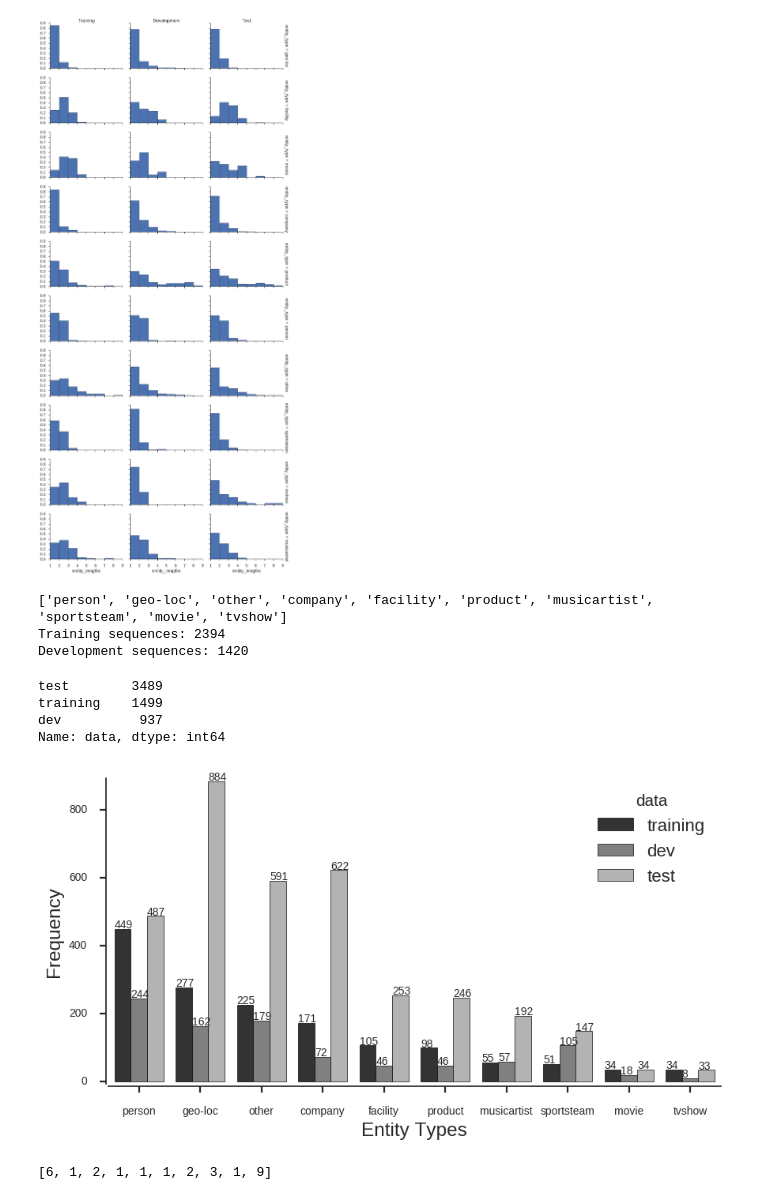
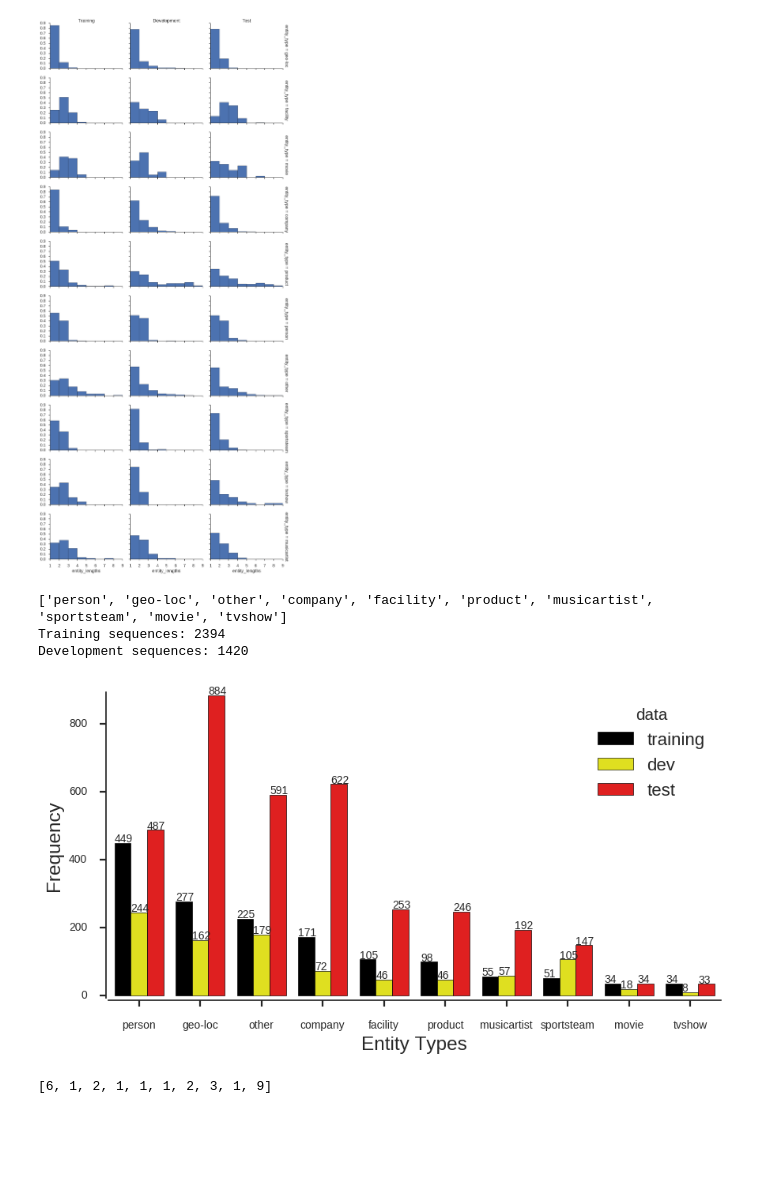
Before and after one commit to napsternxg/TwitterNER, a Jupyter notebook: Paper Figures.ipynb, the cells around one changed output. Saved outputs shown, nothing was run; the diff lists cells and outputs as text; code cells hidden in the pictures; blank space fills up the shorter version.

Commit message:
Added Image

```diff
--- a/Paper Figures.ipynb
+++ b/Paper Figures.ipynb
@@ -318,37 +318,35 @@ Entity length in Test data (N=3489, N_entities=5955): min=1, max=14, median=1.0,
 # %%
 phrase_types_training = [(t[1][2:], "training") for seq in (train_sequences) for t in seq if t[1][0] in ["B", "U"]]
 phrase_types_dev = [(t[1][2:], "dev") for seq in (dev_sequences) for t in seq if t[1][0] in ["B", "U"]]
 phrase_types_test = [(t[1][2:], "test") for seq in (test_sequences) for t in seq if t[1][0] in ["B", "U"]]
 df_t = pd.DataFrame(phrase_types_training+phrase_types_dev+phrase_types_test, columns=["phrase_type", "data"])
 cat_names = [k[0] for k,v in Counter(phrase_types_training).most_common()]
 print cat_names
-
+#palette = ["0.2", "0.5", "0.7"]
+palette = ["black", "yellow", "red"]
 with plt.rc_context(rc={'xtick.labelsize': 10, 'ytick.labelsize': 10,
                         'font.size': 10,
                        'figure.figsize': (10,5)}):
     ax = sns.countplot(x="phrase_type", hue="data", data=df_t,
-                       palette=["0.2", "0.5", "0.7"], order=cat_names)
+                       palette=palette, order=cat_names)
     ax.set_xticklabels(ax.get_xticklabels(), rotation='vertical')
     plt.xlabel("Entity Types")
     plt.ylabel("Frequency")
     plt.margins(0.01)
     sns.despine(offset=2)
     for p in ax.patches:
         height = p.get_height()
         ax.text(p.get_x(), height+3, '%.0f'%(height))
 
 print "Training sequences: {}".format(len(train_sequences))
 print "Development sequences: {}".format(len(dev_sequences))
 df_t.data.value_counts()
+plt.savefig("Data.tiff", bbox_inches="tight")
 # %% [output]
 ['person', 'geo-loc', 'other', 'company', 'facility', 'product', 'musicartist', 'sportsteam', 'movie', 'tvshow']
 Training sequences: 2394
 Development sequences: 1420
-test        3489
-training    1499
-dev          937
-Name: data, dtype: int64
-[figure, old version]
+[figure, new version]
 # %%
 lens[:10]
 # %% [output]
```
Also changed, not shown: 2 other files.
